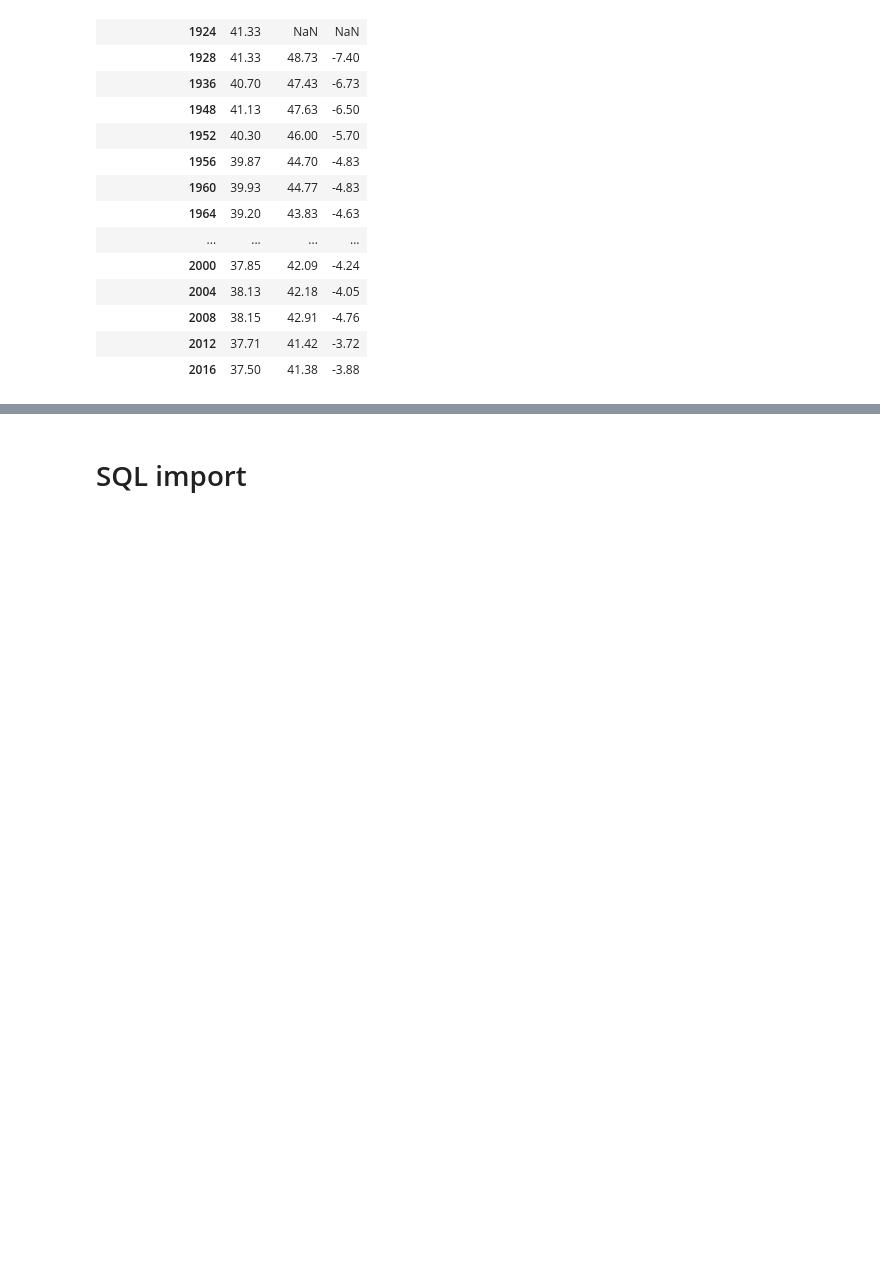
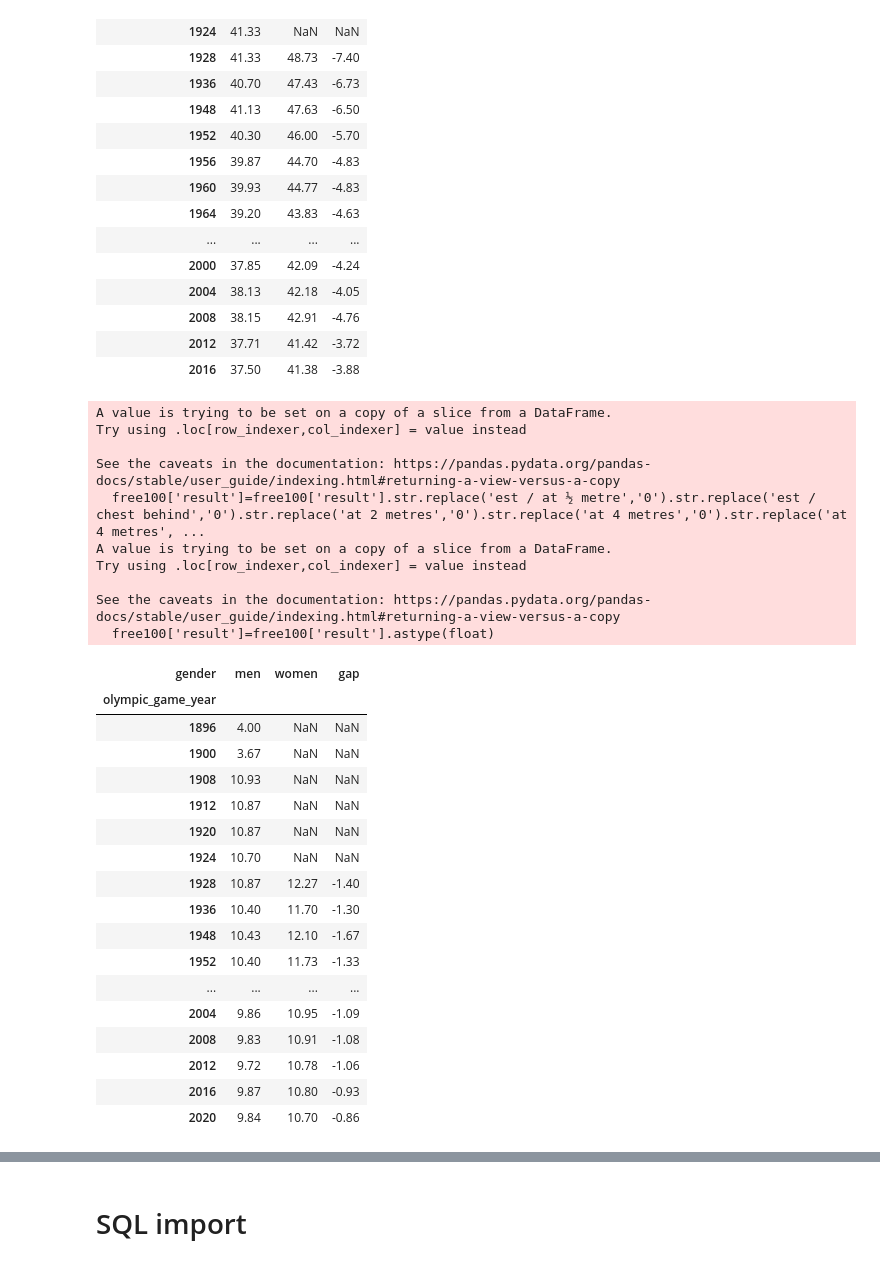
Before and after one commit to amar9929/Project-branches, a Jupyter notebook: Olympic_Project.ipynb, the cells around one changed output, grey strips where cells are left out. Drawn from its saved outputs; the diff is of its cells as text; code cells hidden in the pictures; blank space fills up the shorter version.

```diff
--- a/Olympic_Project.ipynb
+++ b/Olympic_Project.ipynb
@@ -218,12 +218,40 @@ See the caveats in the documentation: https://pandas.pydata.org/pandas-docs/stab
 # %%
 #Second event
 free100=data_olympic[data_olympic['event']=='100m']
-free100['result'].unique()
-#free100['result']=free100['result'].str.replace('w','')
-#free100['result']=free100['result'].astype(float)
-#free100s=pd.pivot_table(free100, index=['olympic_game_year'], columns='gender', values='result', aggfunc='mean')
-#free100s['gap']=free100s['men']-free100s['women']
-#free100s.round(2).sort_index()
+free100['result']=free100['result'].str.replace('est / at ½ metre','0').str.replace('est / chest behind','0').str.replace('at 2 metres','0').str.replace('at 4 metres','0').str.replace('at 4 metres','0').str.replace('w','').str.replace('est / at 1½ feet','0').str.replace('est / close behind','0').str.replace('at 2 feet','0').str.replace('at ½ yard','0').str.replace('est','')
+free100['result']=free100['result'].astype(float)
+free100s=pd.pivot_table(free100, index=['olympic_game_year'], columns='gender', values='result', aggfunc='mean')
+free100s['gap']=free100s['men']-free100s['women']
+free100s.round(2).sort_index()
+# %% [output]
+A value is trying to be set on a copy of a slice from a DataFrame.
+Try using .loc[row_indexer,col_indexer] = value instead
+
+See the caveats in the documentation: https://pandas.pydata.org/pandas-docs/stable/user_guide/indexing.html#returning-a-view-versus-a-copy
+  free100['result']=free100['result'].str.replace('est / at ½ metre','0').str.replace('est / chest behind','0').str.replace('at 2 metres','0').str.replace('at 4 metres','0').str.replace('at 4 metres', ...
+A value is trying to be set on a copy of a slice from a DataFrame.
+Try using .loc[row_indexer,col_indexer] = value instead
+
+See the caveats in the documentation: https://pandas.pydata.org/pandas-docs/stable/user_guide/indexing.html#returning-a-view-versus-a-copy
+  free100['result']=free100['result'].astype(float)
+| gender | men | women | gap |
+| olympic_game_year |  |  |  |
+| 1896 | 4.00 | NaN | NaN |
+| 1900 | 3.67 | NaN | NaN |
+| 1908 | 10.93 | NaN | NaN |
+| 1912 | 10.87 | NaN | NaN |
+| 1920 | 10.87 | NaN | NaN |
+| 1924 | 10.70 | NaN | NaN |
+| 1928 | 10.87 | 12.27 | -1.40 |
+| 1936 | 10.40 | 11.70 | -1.30 |
+| 1948 | 10.43 | 12.10 | -1.67 |
+| 1952 | 10.40 | 11.73 | -1.33 |
+| ... | ... | ... | ... |
+| 2004 | 9.86 | 10.95 | -1.09 |
+| 2008 | 9.83 | 10.91 | -1.08 |
+| 2012 | 9.72 | 10.78 | -1.06 |
+| 2016 | 9.87 | 10.80 | -0.93 |
+| 2020 | 9.84 | 10.70 | -0.86 |
 # %%
 #third event
 high_jump=data_olympic[data_olympic['event']=='high jump']
```
Also changed, not shown: parts of 8 cells of this notebook, 2 other files.
